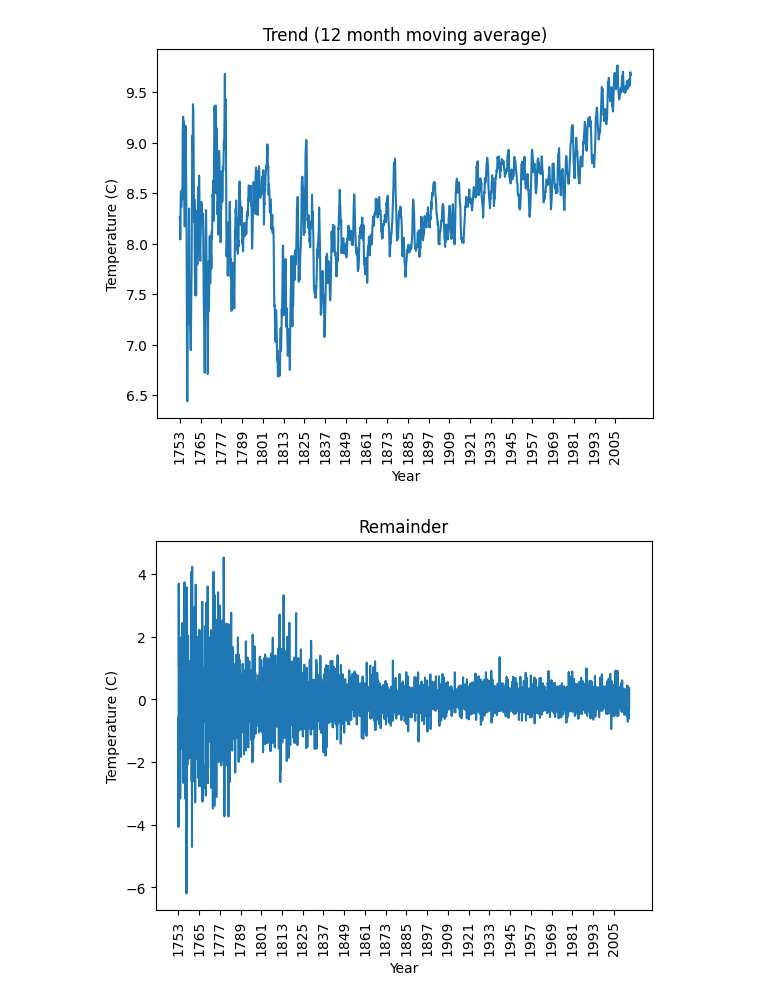
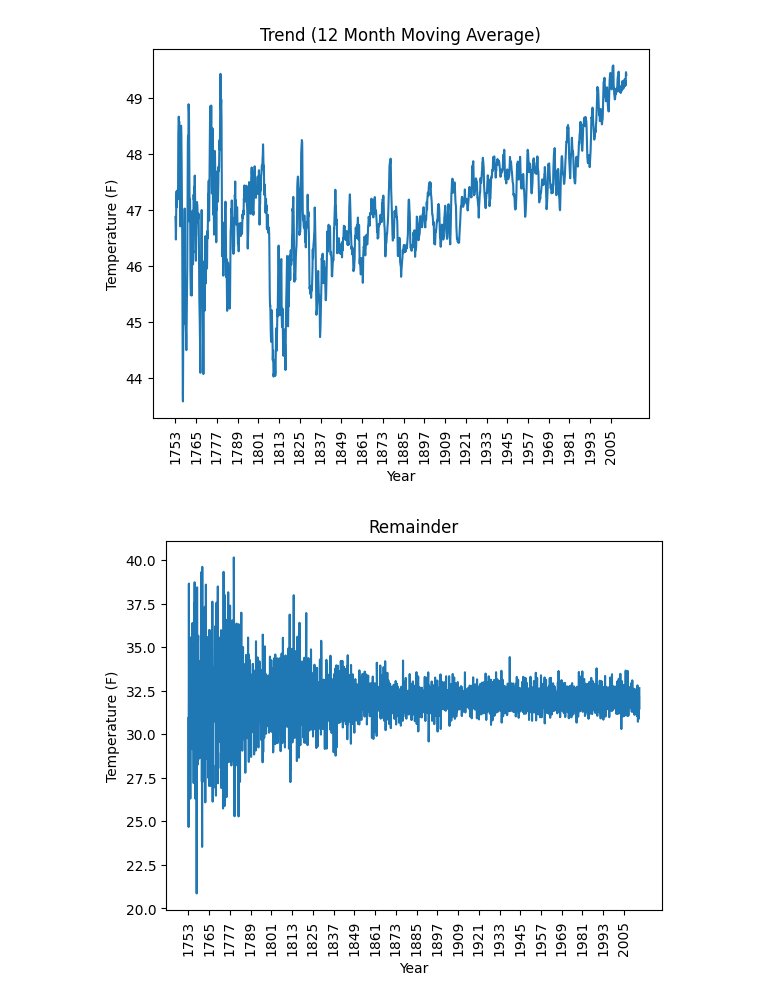
Before and after one commit to EthanPrimes/modeling_climate_change, a Jupyter notebook: seasonal_time_series.ipynb, the cells around one changed output. Drawn from its saved outputs; the diff is of its cells as text; code cells hidden in the pictures.

Commit message:
changed seasonal plots to Fahrenheit

```diff
--- a/seasonal_time_series.ipynb
+++ b/seasonal_time_series.ipynb
@@ -98,18 +100,18 @@ plt.show()
 # %%
-plt.plot(T_t)
-plt.title("Trend (12 month moving average)")
+plt.plot(T_t*1.8 + 32)
+plt.title("Trend (12 Month Moving Average)")
 plt.xlabel("Year")
-plt.ylabel("Temperature (C)")
+plt.ylabel("Temperature (F)")
 plt.xticks(np.arange(0, len(T_t), 144), np.arange(0, int(len(T_t)/12), 12) + 1753, rotation=90)
 plt.show()
 # %% [output]
-[figure, old version]
+[figure, new version]
 # %%
-plt.plot(R_t)
+plt.plot(R_t*1.8 + 32)
 plt.title("Remainder")
 plt.xlabel("Year")
-plt.ylabel("Temperature (C)")
+plt.ylabel("Temperature (F)")
 plt.xticks(np.arange(0, len(T_t), 144), np.arange(0, int(len(T_t)/12), 12) + 1753, rotation=90)
 plt.show()
 # %% [output]
-[figure, old version]
+[figure, new version]
```
Also changed, not shown: parts of 3 cells of this notebook, 3 other files.
